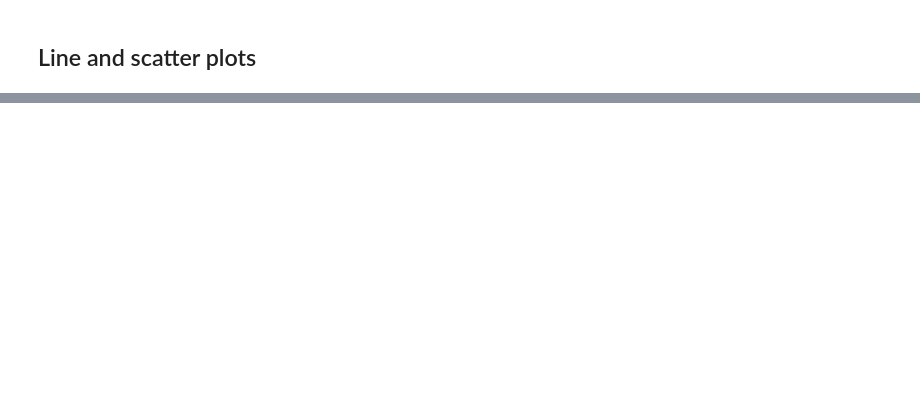
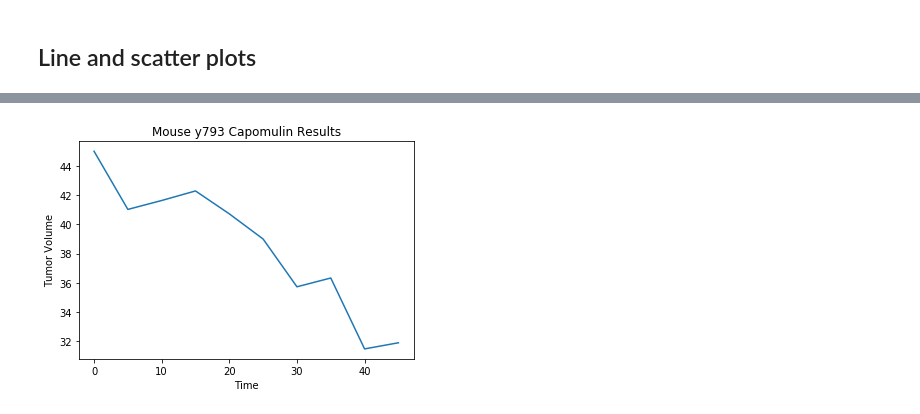
Before and after one commit to GJDoug/douglassMatplotlibChallenge, a Jupyter notebook: Pymaceuticals/pymaceuticals_starter.ipynb, the cells around one changed output, grey strips where cells are left out. Drawn from its saved outputs; the diff is of its cells as text; code cells hidden in the pictures; blank space fills up the shorter version.

```diff
--- a/Pymaceuticals/pymaceuticals_starter.ipynb
+++ b/Pymaceuticals/pymaceuticals_starter.ipynb
@@ -130,3 +230,6 @@ SyntaxError: invalid syntax (<ipython-input-152-f6ac6aff5578>, line 3)
 ## Line and scatter plots
 # %%
 # Generate a line plot of time point versus tumor volume for a mouse treated with Capomulin
+capo_df = combined.loc[combined['Drug Regimen'] == "Capomulin",:]
+mouse_line_df = capo_df.loc[capo_df['Mouse ID'] == 'y793',:]
+mouse_line_df.head()
@@ -133,2 +243,13 @@ SyntaxError: invalid syntax (<ipython-input-152-f6ac6aff5578>, line 3)
+# %%
+time_axis = mouse_line_df['Timepoint']
+tumor_size = mouse_line_df['Tumor Volume (mm3)']
+
+plt.plot(time_axis, tumor_size)
+plt.xlabel('Time')
+plt.ylabel('Tumor Volume')
+plt.title('Mouse y793 Capomulin Results')
+plt.show()
+# %% [output]
+[figure, added]
 # %%
 # Generate a scatter plot of mouse weight versus average tumor volume for the Capomulin regimen
```
Also changed, not shown: parts of 22 cells of this notebook.
